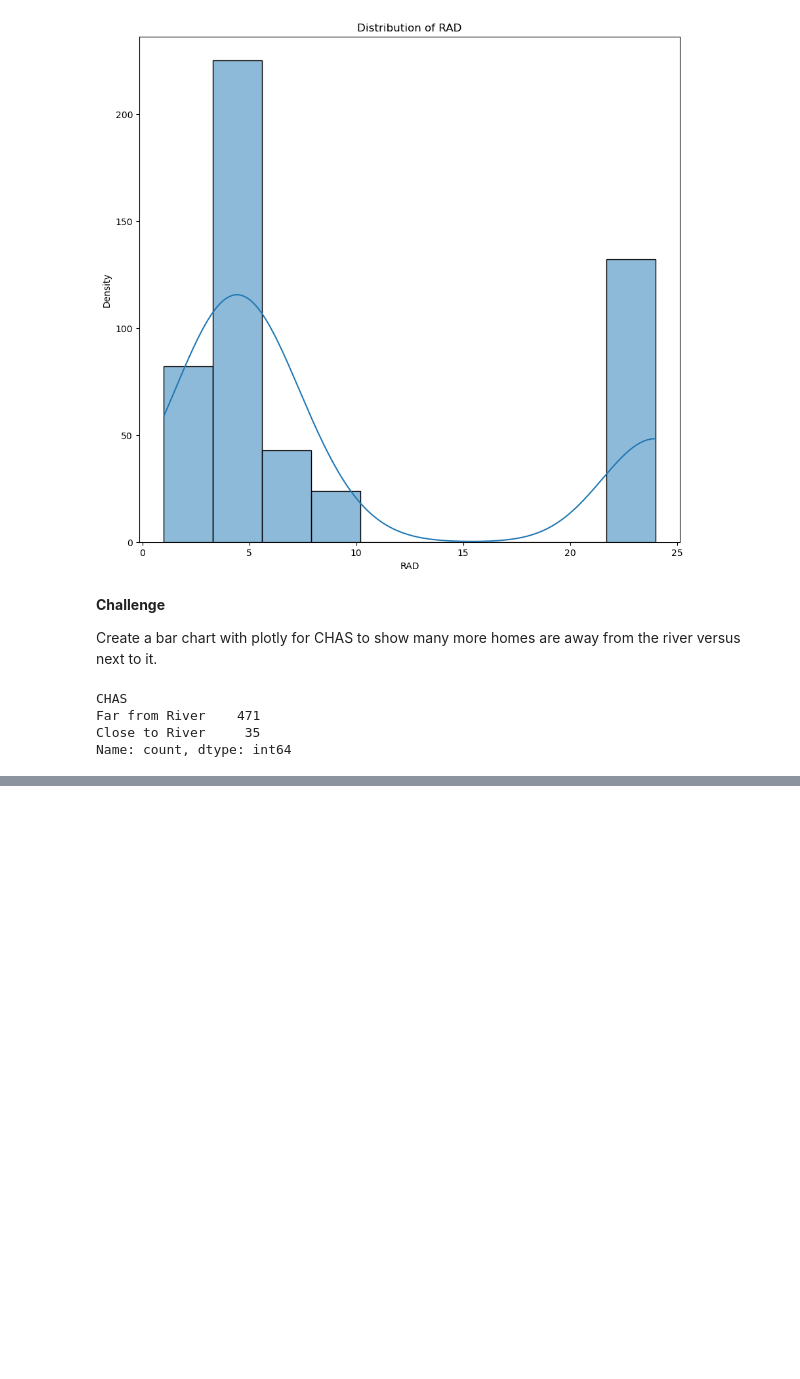
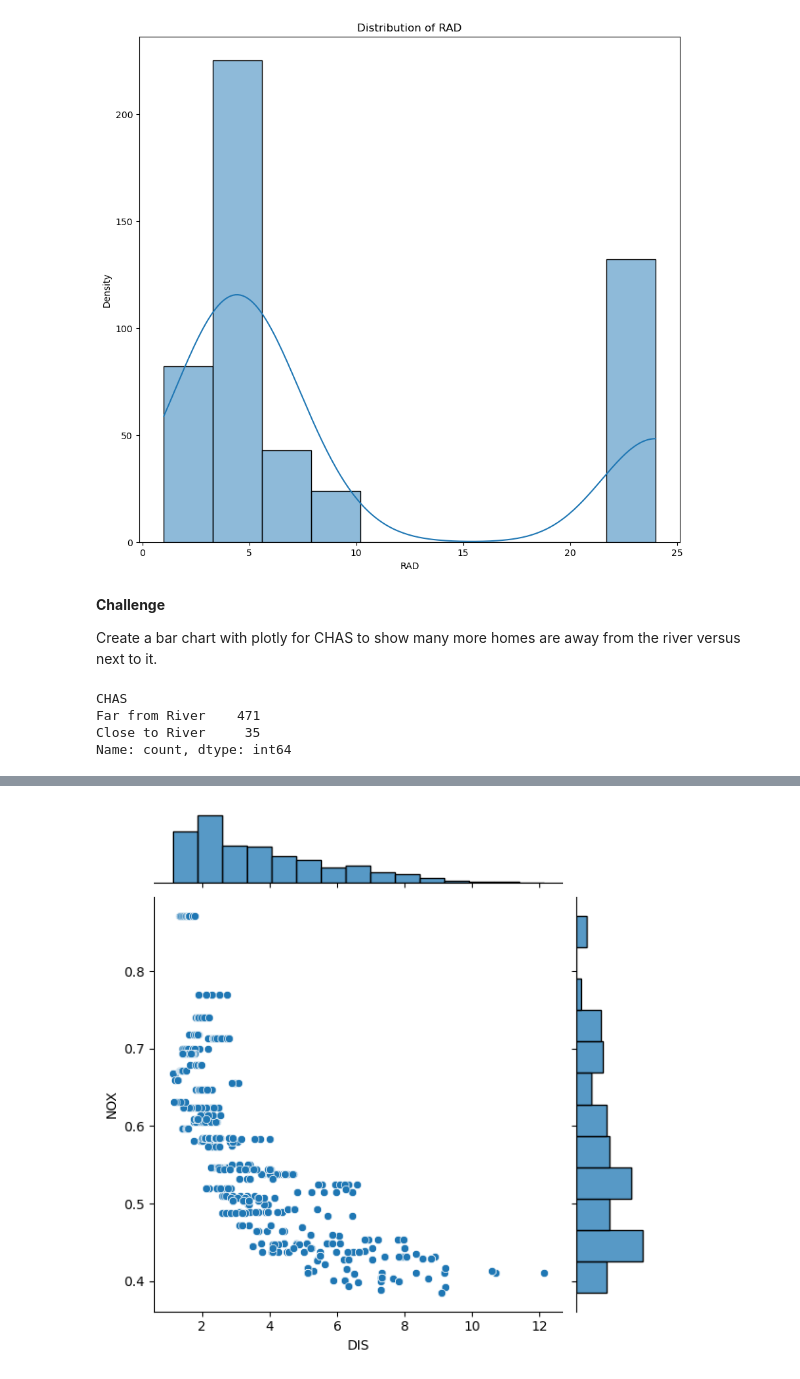
Before and after one commit to shane-221/Python_Basics, a Jupyter notebook: 09_Advanced-Data_Analysis(Pandas-Plotly-Seaborn)/81_Day_81_Multivariate_Regressions/main.ipynb, the cells around one changed output, grey strips where cells are left out. Drawn from its saved outputs; the diff is of its cells as text; code cells hidden in the pictures; blank space fills up the shorter version.

```diff
--- a/09_Advanced-Data_Analysis(Pandas-Plotly-Seaborn)/81_Day_81_Multivariate_Regressions/main.ipynb
+++ b/09_Advanced-Data_Analysis(Pandas-Plotly-Seaborn)/81_Day_81_Multivariate_Regressions/main.ipynb
@@ -164,0 +186,9 @@ fig.show()
+# %%
+chart = sns.jointplot(data= df,
+                      x="DIS",
+                      y="NOX",
+                      kind= "scatter",)
+
+plt.show()
+# %% [output]
+[figure, added]
```
Also changed, not shown: parts of 12 cells of this notebook.
